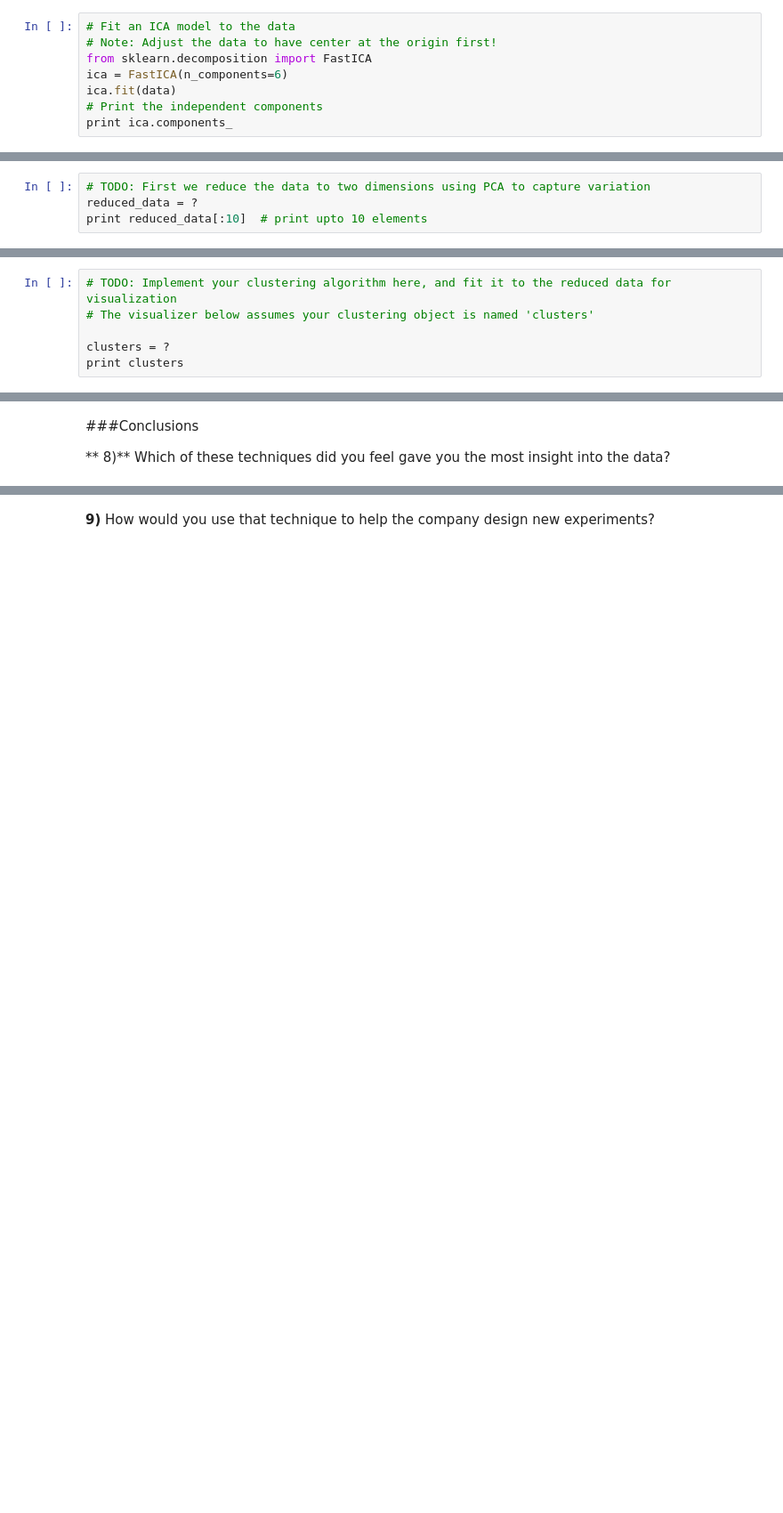
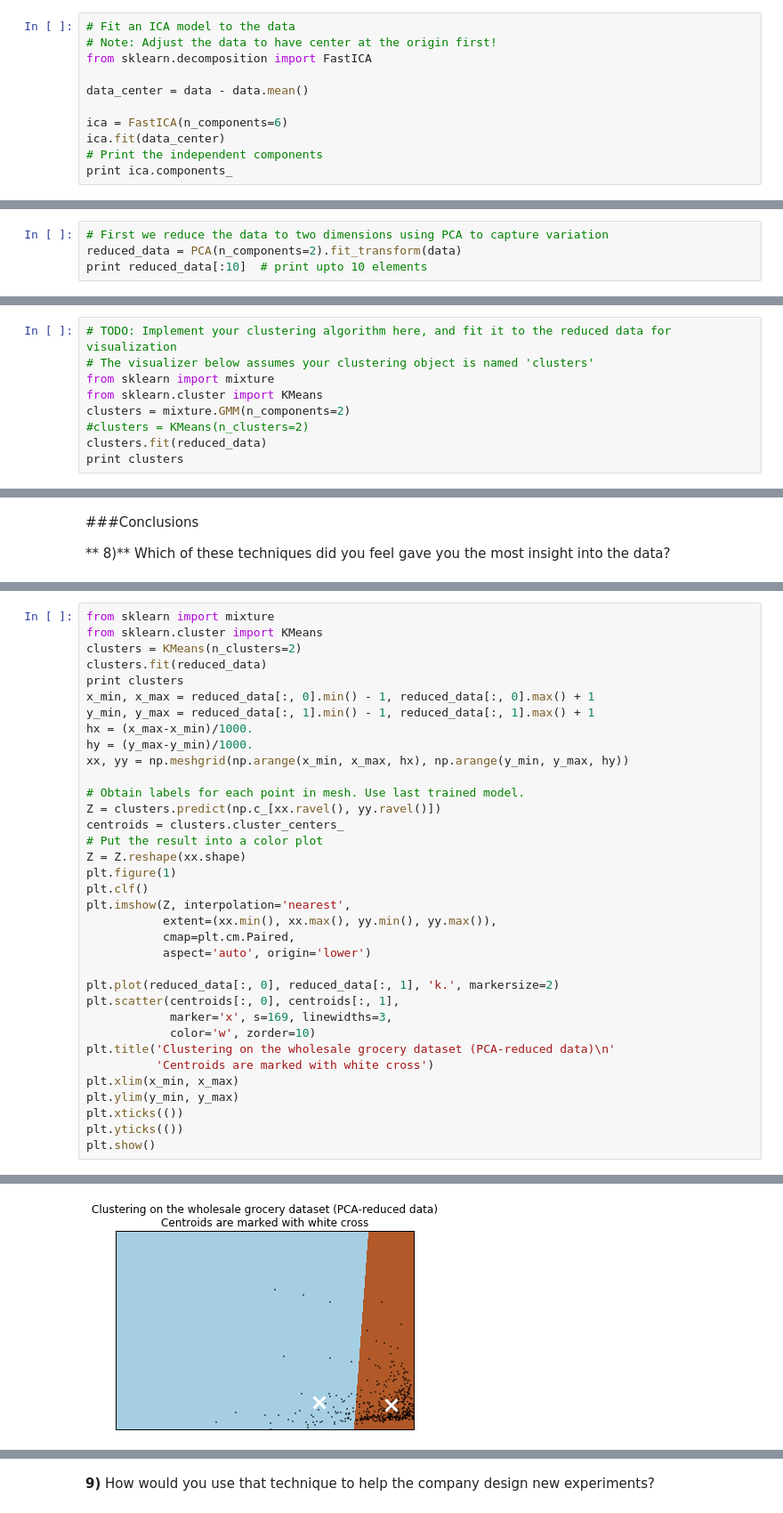
Before and after one commit to PhdDone/machine-learning, a Jupyter notebook: projects/customer_segments/customer_segments.ipynb, the cells around one changed output, grey strips where cells are left out. Shown at 89% size. Saved outputs shown, nothing was run; the diff lists cells and outputs as text; blank space fills up the shorter version.

```diff
--- a/projects/customer_segments/customer_segments.ipynb
+++ b/projects/customer_segments/customer_segments.ipynb
@@ -66,8 +83,11 @@ Answer: It means in original data we have five features: Fresh, Milk, Grocery, F
 # Fit an ICA model to the data
 # Note: Adjust the data to have center at the origin first!
 from sklearn.decomposition import FastICA
+
+data_center = data - data.mean()
+
 ica = FastICA(n_components=6)
-ica.fit(data)
+ica.fit(data_center)
 # Print the independent components
 print ica.components_
 # %% [output]
@@ -104,6 +138,6 @@ Answer:
 from sklearn.cluster import KMeans
 from sklearn.mixture import GMM
 # %%
-# TODO: First we reduce the data to two dimensions using PCA to capture variation
-reduced_data = ?
+# First we reduce the data to two dimensions using PCA to capture variation
+reduced_data = PCA(n_components=2).fit_transform(data)
 print reduced_data[:10]  # print upto 10 elements
@@ -110,6 +155,9 @@ print reduced_data[:10]  # print upto 10 elements
 # %%
 # TODO: Implement your clustering algorithm here, and fit it to the reduced data for visualization
 # The visualizer below assumes your clustering object is named 'clusters'
-
-clusters = ?
+from sklearn import mixture
+from sklearn.cluster import KMeans
+clusters = mixture.GMM(n_components=2)
+#clusters = KMeans(n_clusters=2)
+clusters.fit(reduced_data)
 print clusters
@@ -161,0 +218,36 @@ Answer:
+# %%
+from sklearn import mixture
+from sklearn.cluster import KMeans
+clusters = KMeans(n_clusters=2)
+clusters.fit(reduced_data)
+print clusters
+x_min, x_max = reduced_data[:, 0].min() - 1, reduced_data[:, 0].max() + 1
+y_min, y_max = reduced_data[:, 1].min() - 1, reduced_data[:, 1].max() + 1
+hx = (x_max-x_min)/1000.
+hy = (y_max-y_min)/1000.
+xx, yy = np.meshgrid(np.arange(x_min, x_max, hx), np.arange(y_min, y_max, hy))
+
+# Obtain labels for each point in mesh. Use last trained model.
+Z = clusters.predict(np.c_[xx.ravel(), yy.ravel()])
+centroids = clusters.cluster_centers_
+# Put the result into a color plot
+Z = Z.reshape(xx.shape)
+plt.figure(1)
+plt.clf()
+plt.imshow(Z, interpolation='nearest',
+           extent=(xx.min(), xx.max(), yy.min(), yy.max()),
+           cmap=plt.cm.Paired,
+           aspect='auto', origin='lower')
+
+plt.plot(reduced_data[:, 0], reduced_data[:, 1], 'k.', markersize=2)
+plt.scatter(centroids[:, 0], centroids[:, 1],
+            marker='x', s=169, linewidths=3,
+            color='w', zorder=10)
+plt.title('Clustering on the wholesale grocery dataset (PCA-reduced data)\n'
+          'Centroids are marked with white cross')
+plt.xlim(x_min, x_max)
+plt.ylim(y_min, y_max)
+plt.xticks(())
+plt.yticks(())
+plt.show()
+# %% [output]
@@ -161,0 +257 @@ Answer:
+[figure, added]
```
Also changed, not shown: parts of 23 cells of this notebook, 1 other file.
